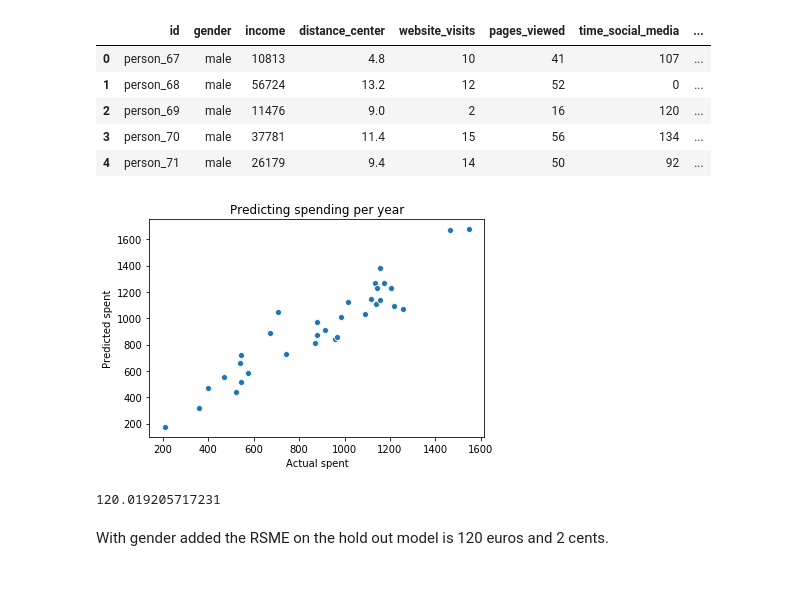
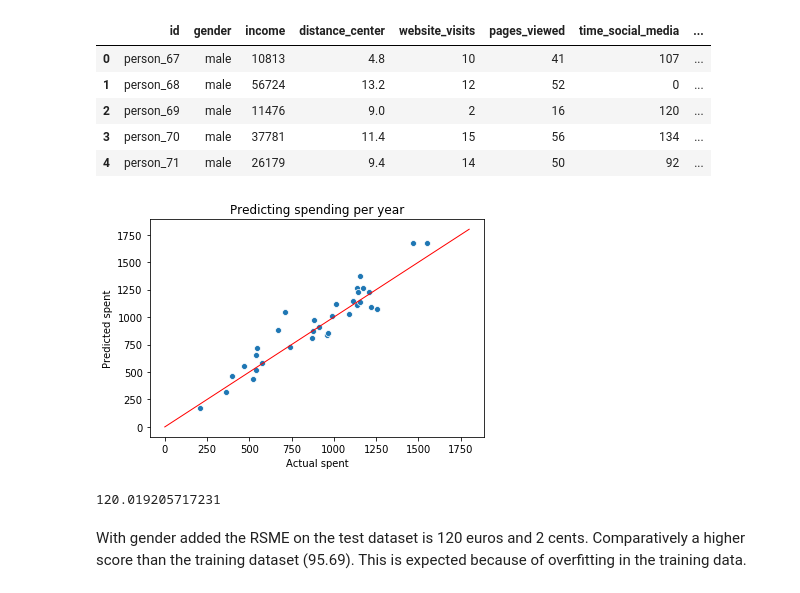
Before and after one commit to JahouNyan/DDL_Ex, a Jupyter notebook: Excercises/Lesson_4/Bol_exercise.ipynb, the cells around one changed output. Drawn from its saved outputs; the diff is of its cells as text; code cells hidden in the pictures.

```diff
--- a/Excercises/Lesson_4/Bol_exercise.ipynb
+++ b/Excercises/Lesson_4/Bol_exercise.ipynb
@@ -77 +77,5 @@ model = lm.fit(x, y)
+# %%
+#creating the multiple linear regression model and saving it
+lm = LinearRegression()
+bol_model = lm.fit(x, y)
 # %%
@@ -190,12 +197,13 @@ df_ans.head()
 | 3 | person_70 | male | 37781 | 11.4 | 15 | 56 | 134 | ... |
 | 4 | person_71 | male | 26179 | 9.4 | 14 | 50 | 92 | ... |
 # %%
-#plotting spent against predicted
+#plotting spent against predicted in the test dataset
 sns.scatterplot(x='spent_bol', y='predict', data=df_ans)
+plt.plot([0,1800],[0,1800], color="red", lw=1) #adding line that extends a bit beyond the upper values of plot
 plt.xlabel('Actual spent')
 plt.ylabel('Predicted spent')
 plt.title('Predicting spending per year')
 plt.show()
 # %% [output]
-[figure, old version]
+[figure, new version]
 # %%
@@ -204,4 +212,4 @@ math.sqrt(mean_squared_error(df_ans["spent_bol"], df_p["spent_p"]))
 # %% [output]
 120.019205717231
 # %% [markdown]
-With gender added the RSME on the hold out model is 120 euros and 2 cents.
+With gender added the RSME on the test dataset is 120 euros and 2 cents. Comparatively a higher score than the training dataset (95.69). This is expected because of overfitting in the training data.
```
Also changed, not shown: parts of 19 cells of this notebook.
